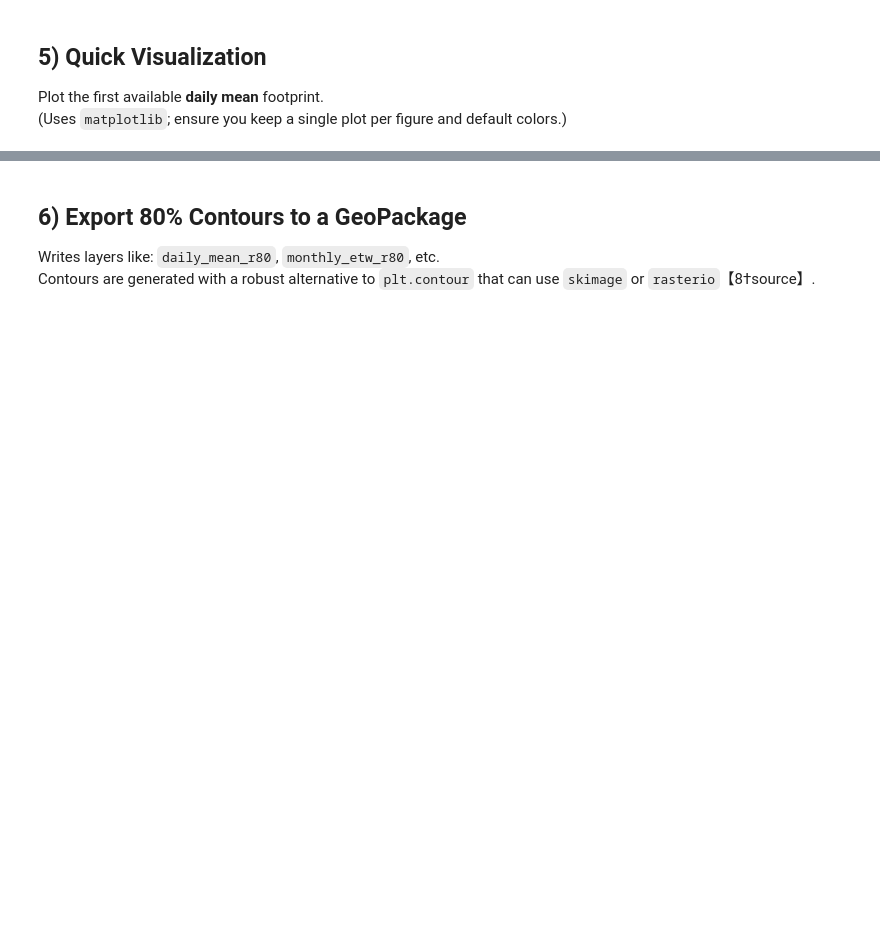
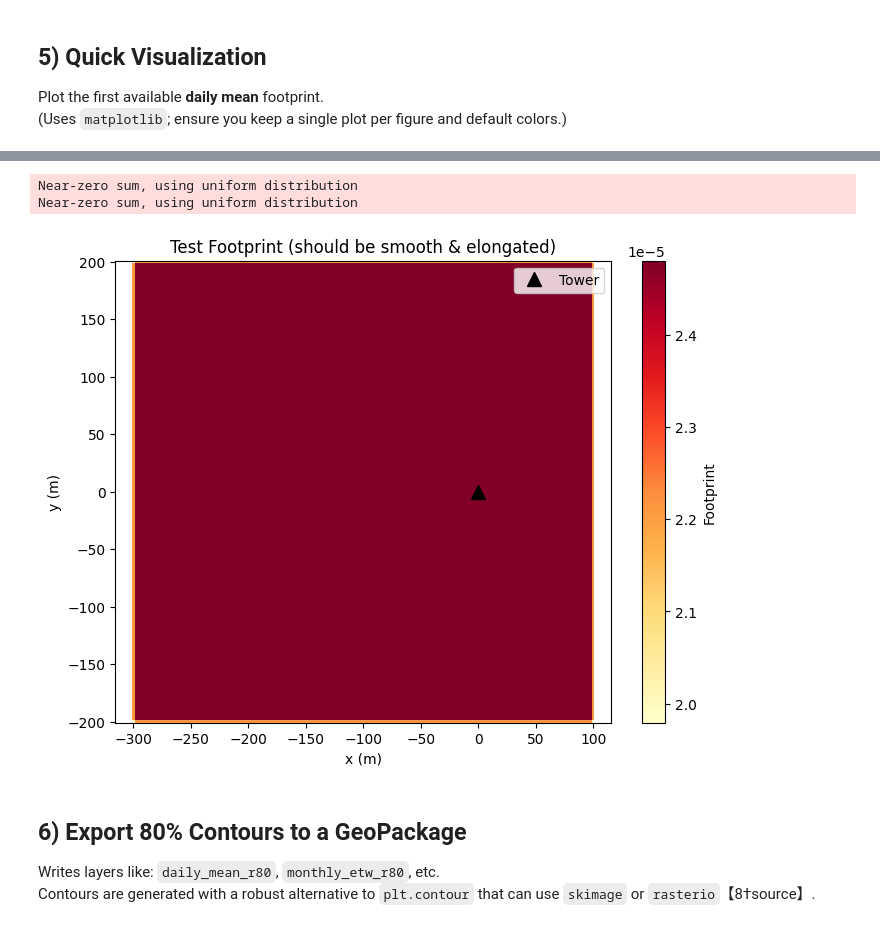
Before and after one commit to inkenbrandt/footprints, a Jupyter notebook: docs/notebooks/ffp_getting_started.ipynb, the cells around one changed output, grey strips where cells are left out. Saved outputs shown, nothing was run; the diff lists cells and outputs as text; code cells hidden in the pictures; blank space fills up the shorter version.

```diff
--- a/docs/notebooks/ffp_getting_started.ipynb
+++ b/docs/notebooks/ffp_getting_started.ipynb
@@ -161,3 +381,43 @@ plt.show()
+# %%
+# Create synthetic test case matching Kljun et al. (2015) examples:
+test_data = pd.DataFrame({
+    'wind_dir': np.full(100, 270.0),  # Constant west wind
+    'ustar': np.full(100, 0.3),
+    'umean': np.full(100, 10.0),
+    'ol': np.full(100, -50.0),
+    'sigmav': np.full(100, 0.6),
+})
+test_data.index = pd.date_range('2024-01-01', periods=100, freq='30min')
+
+model_test = build_climatology(
+    df=test_data,
+    domain=[-300.0, 100.0, -200.0, 200.0],
+    dx=2.0,
+    dy=2.0,
+    crop_height=0.1,
+    inst_height=3.0,
+    atm_bound_height=1000.0,
+    smooth_data=True
+)
+
+model_test.run()
+
+# This should show a clean, elongated footprint pointing west
+plt.figure(figsize=(8, 6))
+plt.pcolormesh(model_test.x, model_test.y, model_test.fclim_2d.T,
+               shading='auto', cmap='YlOrRd')
+plt.colorbar(label='Footprint')
+plt.plot(0, 0, 'k^', markersize=10, label='Tower')
+plt.xlabel('x (m)')
+plt.ylabel('y (m)')
+plt.title('Test Footprint (should be smooth & elongated)')
+plt.axis('equal')
+plt.legend()
+plt.show()
+# %% [output]
+Near-zero sum, using uniform distribution
+Near-zero sum, using uniform distribution
+[figure, added]
 # %% [markdown]
 
 ## 6) Export 80% Contours to a GeoPackage
```
Also changed, not shown: parts of 15 cells of this notebook, 7 other files.
